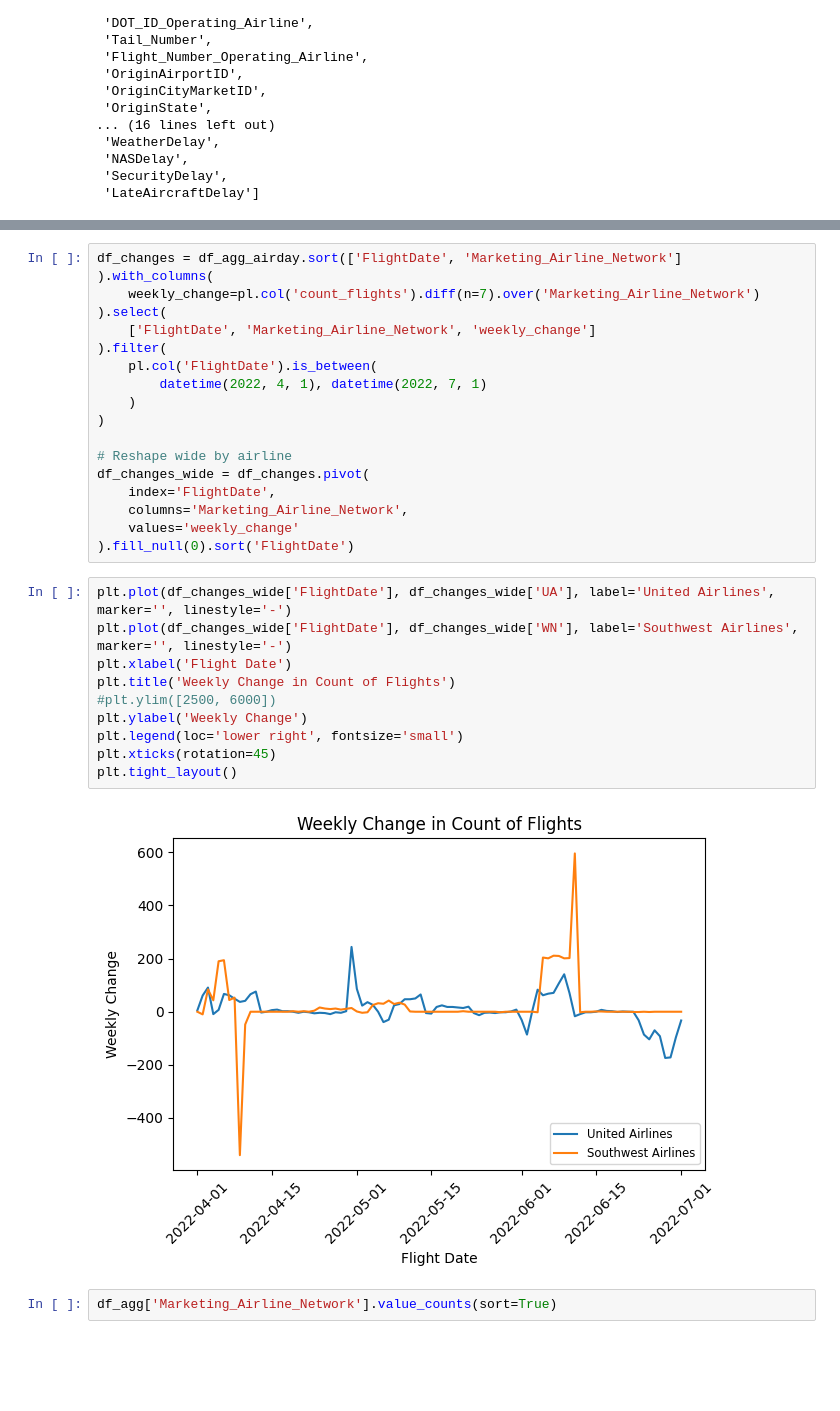
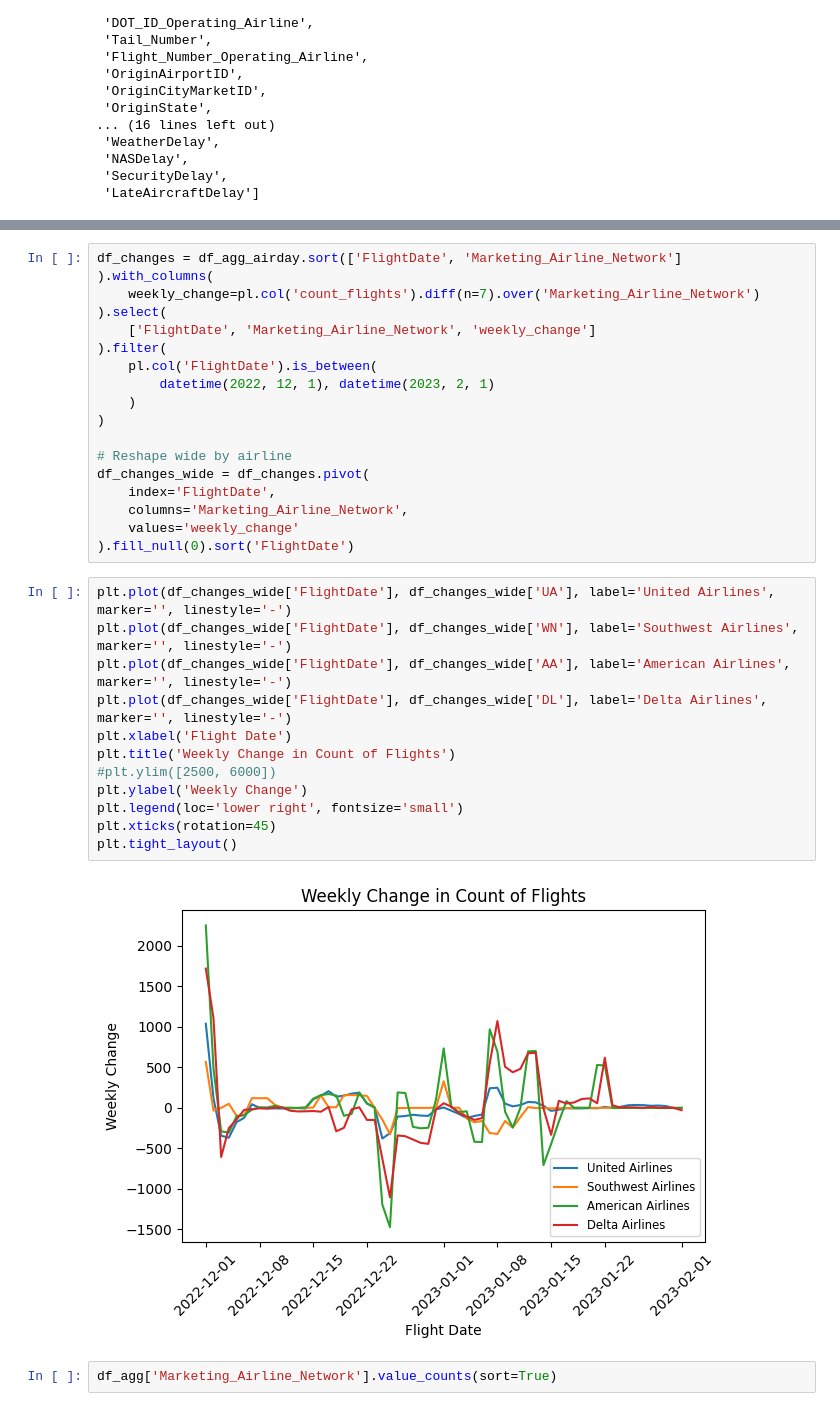
Before and after one commit to svanomm/sentiment-volume-forecasting, a Jupyter notebook: Scripts/01 Process Ontime Data.ipynb, the cells around one changed output, grey strips where cells are left out. Cells and saved outputs as stored; diff of their text form; blank space fills up the shorter version.

```diff
--- a/Scripts/01 Process Ontime Data.ipynb
+++ b/Scripts/01 Process Ontime Data.ipynb
@@ -410,7 +407,7 @@ df_changes = df_agg_airday.sort(['FlightDate', 'Marketing_Airline_Network']
     ['FlightDate', 'Marketing_Airline_Network', 'weekly_change']
 ).filter(
     pl.col('FlightDate').is_between(
-        datetime(2022, 4, 1), datetime(2022, 7, 1)
+        datetime(2022, 12, 1), datetime(2023, 2, 1)
     )
 )
 
@@ -423,15 +420,17 @@ df_changes_wide = df_changes.pivot(
 # %%
 plt.plot(df_changes_wide['FlightDate'], df_changes_wide['UA'], label='United Airlines', marker='', linestyle='-')
 plt.plot(df_changes_wide['FlightDate'], df_changes_wide['WN'], label='Southwest Airlines', marker='', linestyle='-')
+plt.plot(df_changes_wide['FlightDate'], df_changes_wide['AA'], label='American Airlines', marker='', linestyle='-')
+plt.plot(df_changes_wide['FlightDate'], df_changes_wide['DL'], label='Delta Airlines', marker='', linestyle='-')
 plt.xlabel('Flight Date')
 plt.title('Weekly Change in Count of Flights')
 #plt.ylim([2500, 6000])
 plt.ylabel('Weekly Change')
 plt.legend(loc='lower right', fontsize='small')
 plt.xticks(rotation=45)
 plt.tight_layout()
 # %% [output]
-[figure, old version]
+[figure, new version]
 # %%
 df_agg['Marketing_Airline_Network'].value_counts(sort=True)
 # %% [output]
```
Also changed, not shown: parts of 3 cells of this notebook, 1 other file.
